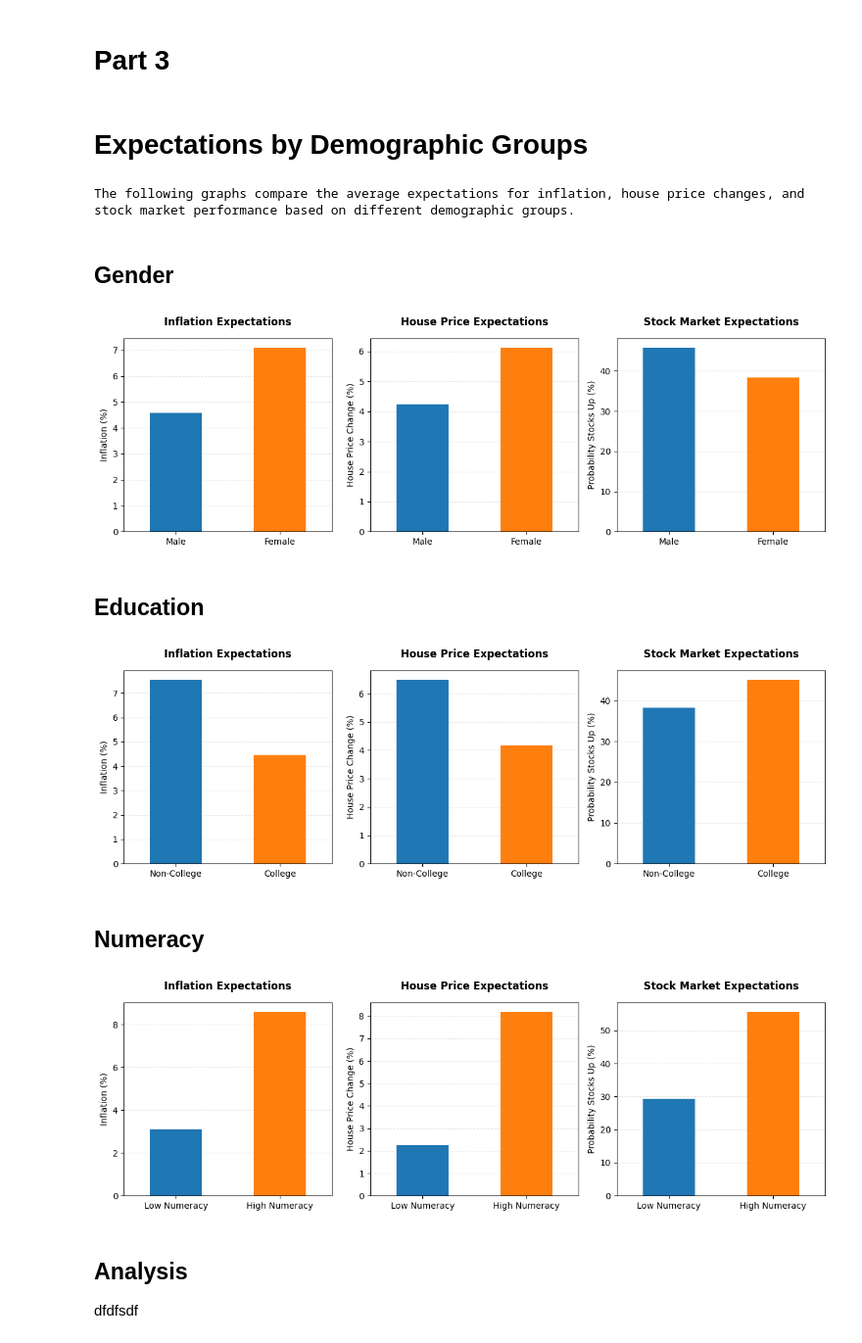
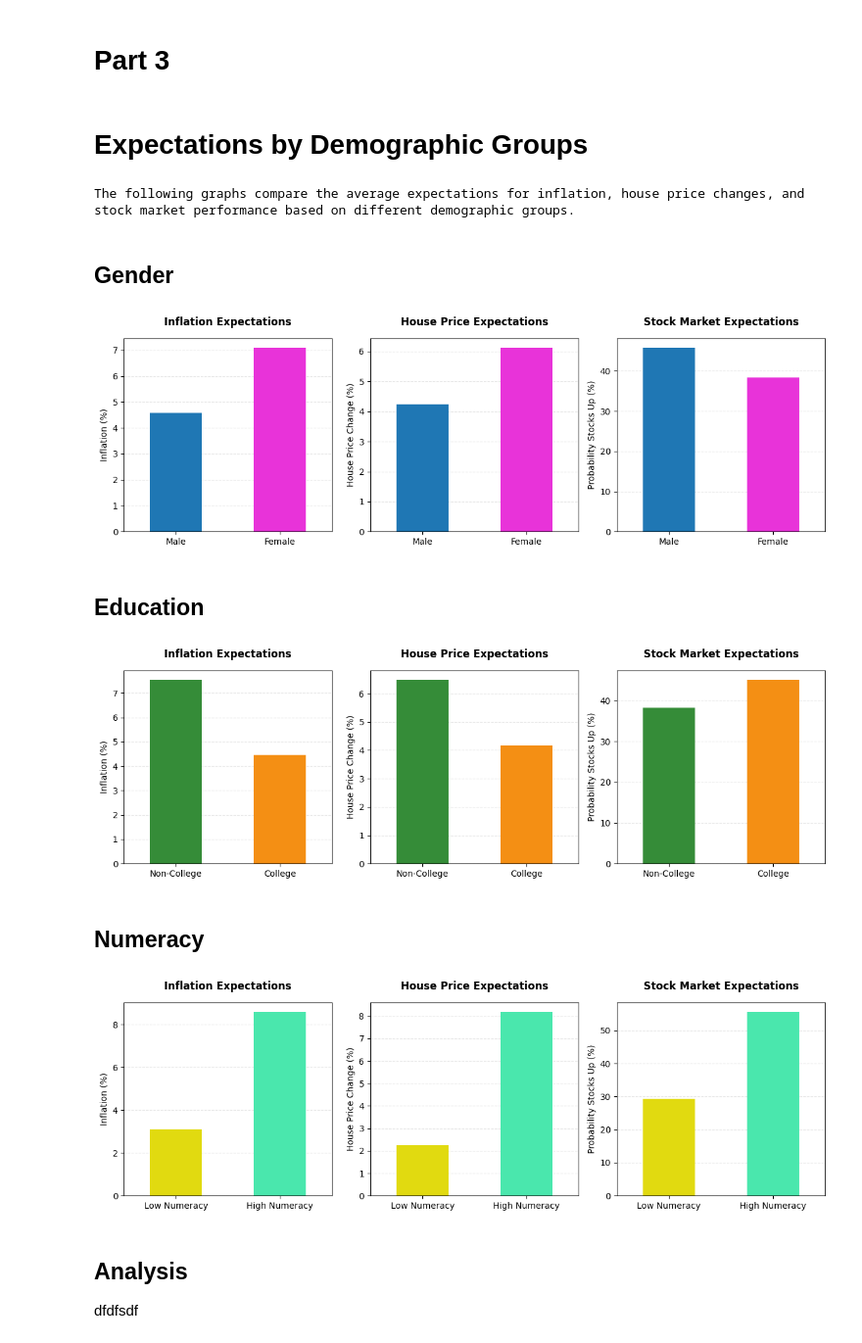
Before and after one commit to vanasilaghi/Term-paper, a Jupyter notebook: Term_Paper copy 2.ipynb, the cells around one changed output. Shown at 98% size. Cells and saved outputs as stored; diff of their text form; code cells hidden in the pictures.

Commit message:
Added different colours to graphs with function

```diff
--- a/Term_Paper copy 2.ipynb
+++ b/Term_Paper copy 2.ipynb
@@ -122,7 +122,7 @@ import matplotlib.pyplot as plt
 #NOTE: remember to have uniform use of "" not '' in document
 
 # Function to plot bar charts of expectations by group
-def plot_expectation_bars_by_group(group_var, group_labels):
+def plot_expectation_bars_by_group(group_var, group_labels, Colors):
 
     # Calculate mean expectations by group_var (eg. female, college, num_lit_high)
     grouped = sce_df.groupby(group_var)[expectation_cols].mean()
@@ -138,14 +138,14 @@ def plot_expectation_bars_by_group(group_var, group_labels):
     # loops trough i (index) and var (variables) in enumerate of variables list
     for i, var in enumerate(expectation_cols):
         # Plots bar chart
-        grouped[var].plot.bar(ax=axes[i], color=['#1f77b4', '#ff7f0e'], rot=0,) #rot=0 to keep x labels horizontal since df.plot.bar defaults to rot=45
+        grouped[var].plot.bar(ax=axes[i], color=Colors, rot=0,) #rot=0 to keep x labels horizontal since df.plot.bar defaults to rot=45
                                           #NOTE can change color to function variable to change colors like ax
         # Sets title and y label for each subplot
-        axes[i].set_title(f"{titles[i]} Expectations", fontsize=12, fontweight='bold', pad=15) #maybe remove pad, adds space between title and plot
+        axes[i].set_title(f"{titles[i]} Expectations", fontsize=12, fontweight="bold", pad=15) #maybe remove pad, adds space between title and plot
         axes[i].set_ylabel(y_labels[i]) #NOTE: maybe add fontsize
 
         # Adds grid lines for better readability, and set axis below so grid doesnt obsucre data
-        axes[i].grid(axis='y', linestyle='--', alpha=0.3)
+        axes[i].grid(axis="y", linestyle="--", alpha=0.3)
         axes[i].set_axisbelow(True)
 
     plt.tight_layout()
@@ -153,29 +153,29 @@ def plot_expectation_bars_by_group(group_var, group_labels):
 # %%
 from IPython.display import display, Markdown # Import display to use markdown headers
 # Main header and description
 display(Markdown("# Expectations by Demographic Groups"))
 print("The following graphs compare the average expectations for inflation, house price changes, and stock market performance based on different demographic groups.")
 
 # Gender Comparison
 display(Markdown("## Gender"))
-plot_expectation_bars_by_group('female', ['Male', 'Female'])
+plot_expectation_bars_by_group('female', ['Male', 'Female'], ['#1f77b4', "#e833d9"])
 
 # Education Level Comparison
 display(Markdown("## Education"))
-plot_expectation_bars_by_group('college', ['Non-College', 'College'])
+plot_expectation_bars_by_group('college', ['Non-College', 'College'], ["#358c38", "#f48f14"])
 
 # Numeracy Comparison
 display(Markdown("## Numeracy"))
-plot_expectation_bars_by_group('num_lit_high', ['Low Numeracy', 'High Numeracy'])
+plot_expectation_bars_by_group('num_lit_high', ['Low Numeracy', 'High Numeracy'], ["#e1da10", "#4AE7AD"])
 # %% [output]
 # Expectations by Demographic Groups
 The following graphs compare the average expectations for inflation, house price changes, and stock market performance based on different demographic groups.
 ## Gender
-[figure, old version]
+[figure, new version]
 ## Education
-[figure, old version]
+[figure, new version]
 ## Numeracy
-[figure, old version]
+[figure, new version]
 # %% [markdown]
 ## Analysis
 
```
